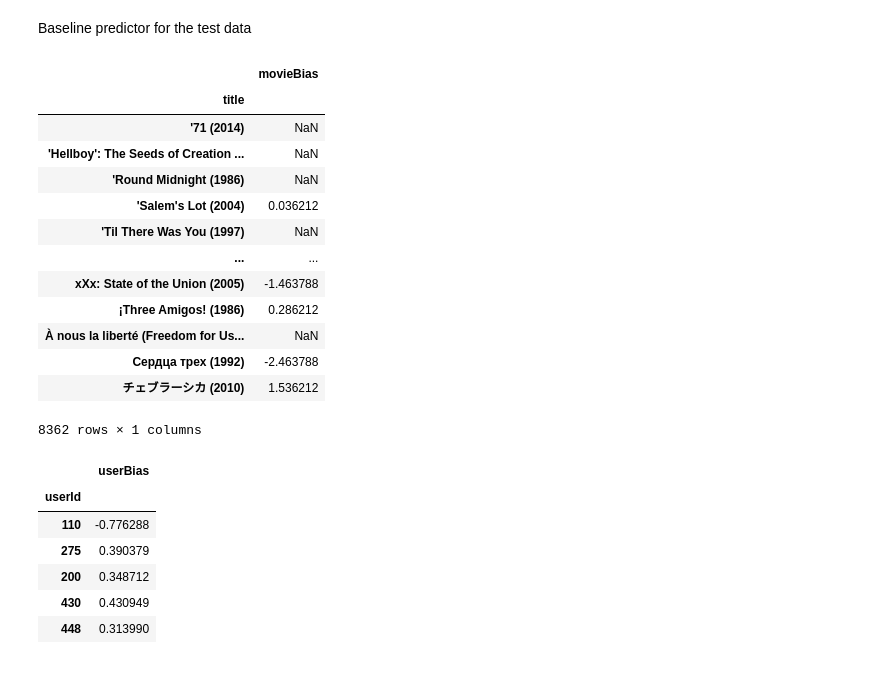
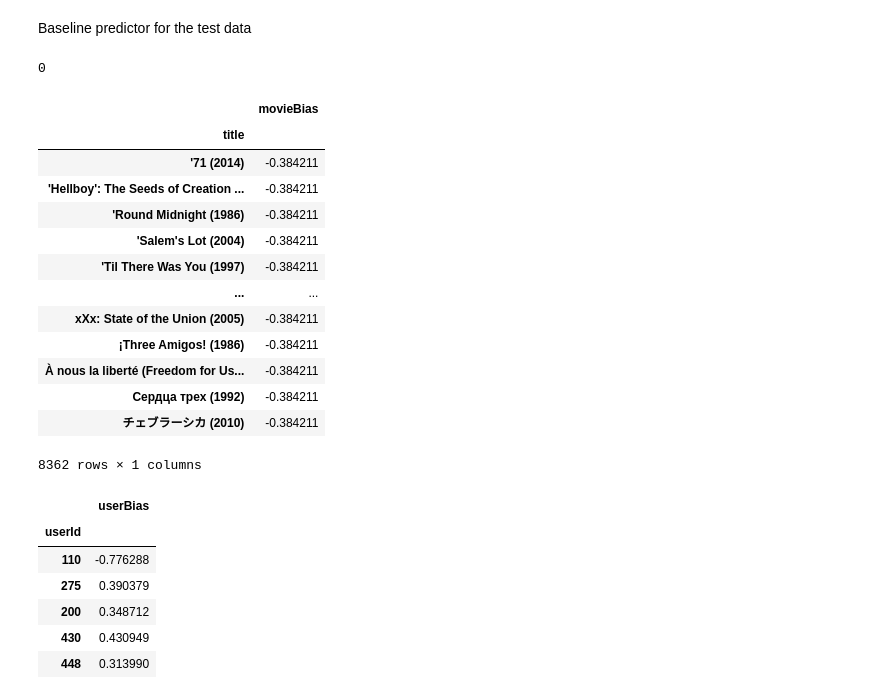
Before and after one commit to salma71/MSDS_SU2020, a Jupyter notebook: Recommender_system612/Basic_recommender_1.ipynb, the cells around one changed output. Cells and saved outputs as stored; diff of their text form; code cells hidden in the pictures.

Commit message:
remove records with 'all' NaNs from test set

```diff
--- a/Recommender_system612/Basic_recommender_1.ipynb
+++ b/Recommender_system612/Basic_recommender_1.ipynb
@@ -3,7 +3,7 @@ import pandas as pd
 import numpy as np
 # %%
 url = 'https://raw.githubusercontent.com/salma71/MSDS_SU2020/master/Recommender_system612/week_1/ratings.csv'
-movie = pd.read_csv(url)
+movie = pd.read_csv(url, na_values=np.nan)
 display(movie.head())
 # %% [output]
 |  | userId | movieId | rating | timestamp |
@@ -14,7 +14,7 @@ display(movie.head())
 | 4 | 1 | 1449 | 4.5 | 1256677264 |
 # %%
 url_title = 'https://raw.githubusercontent.com/salma71/MSDS_SU2020/master/Recommender_system612/week_1/movies.csv'
-title = pd.read_csv(url_title)
+title = pd.read_csv(url_title, na_values=np.nan)
 display(title.head())
 # %% [output]
 |  | movieId | title | genres |
@@ -269,24 +267,28 @@ base_line_train
 # %% [markdown]
 Baseline predictor for the test data
 # %%
+print(test.isnull().all(axis=0).sum())
+test = test.dropna(how='all', axis=0)
 movie_mean_t = test.mean(axis=0, skipna=True)
 movie_bias_t = get_bias_matrix(test, movie_mean_t, raw_average=raw_avg, name ='movieBias')
 movie_bias_t
+# print(test.isnull().all(axis=0).sum())
 # %% [output]
+0
 |  | movieBias |
 | title |  |
-| '71 (2014) | NaN |
-| 'Hellboy': The Seeds of Creation ... | NaN |
-| 'Round Midnight (1986) | NaN |
-| 'Salem's Lot (2004) | 0.036212 |
-| 'Til There Was You (1997) | NaN |
+| '71 (2014) | -0.384211 |
+| 'Hellboy': The Seeds of Creation ... | -0.384211 |
+| 'Round Midnight (1986) | -0.384211 |
+| 'Salem's Lot (2004) | -0.384211 |
+| 'Til There Was You (1997) | -0.384211 |
 | ... | ... |
-| xXx: State of the Union (2005) | -1.463788 |
-| ¡Three Amigos! (1986) | 0.286212 |
-| À nous la liberté (Freedom for Us... | NaN |
-| Сердца трех (1992) | -2.463788 |
-| チェブラーシカ (2010) | 1.536212 |
+| xXx: State of the Union (2005) | -0.384211 |
+| ¡Three Amigos! (1986) | -0.384211 |
+| À nous la liberté (Freedom for Us... | -0.384211 |
+| Сердца трех (1992) | -0.384211 |
+| チェブラーシカ (2010) | -0.384211 |
-8362 rows × 1 columns
+8362 rows × 1 columns
 # %%
 
 user_mean_t = test.mean(axis=1, skipna=True)
```
Also changed, not shown: parts of 9 cells of this notebook.
